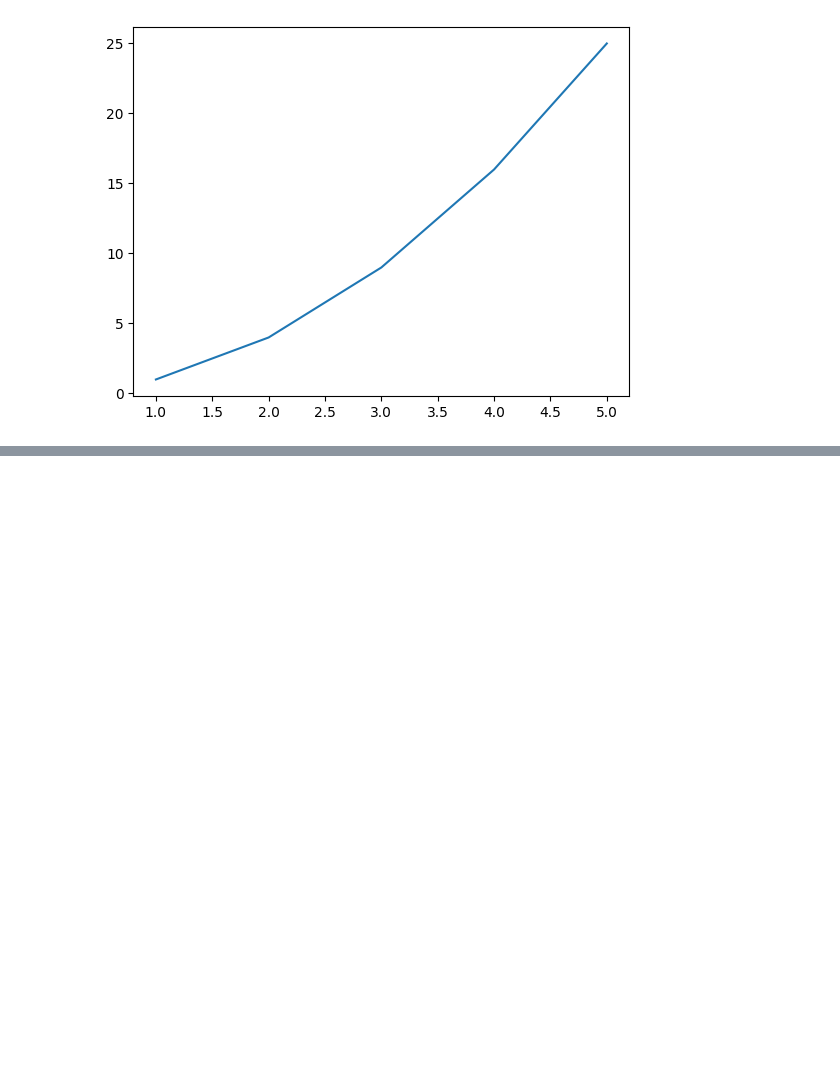
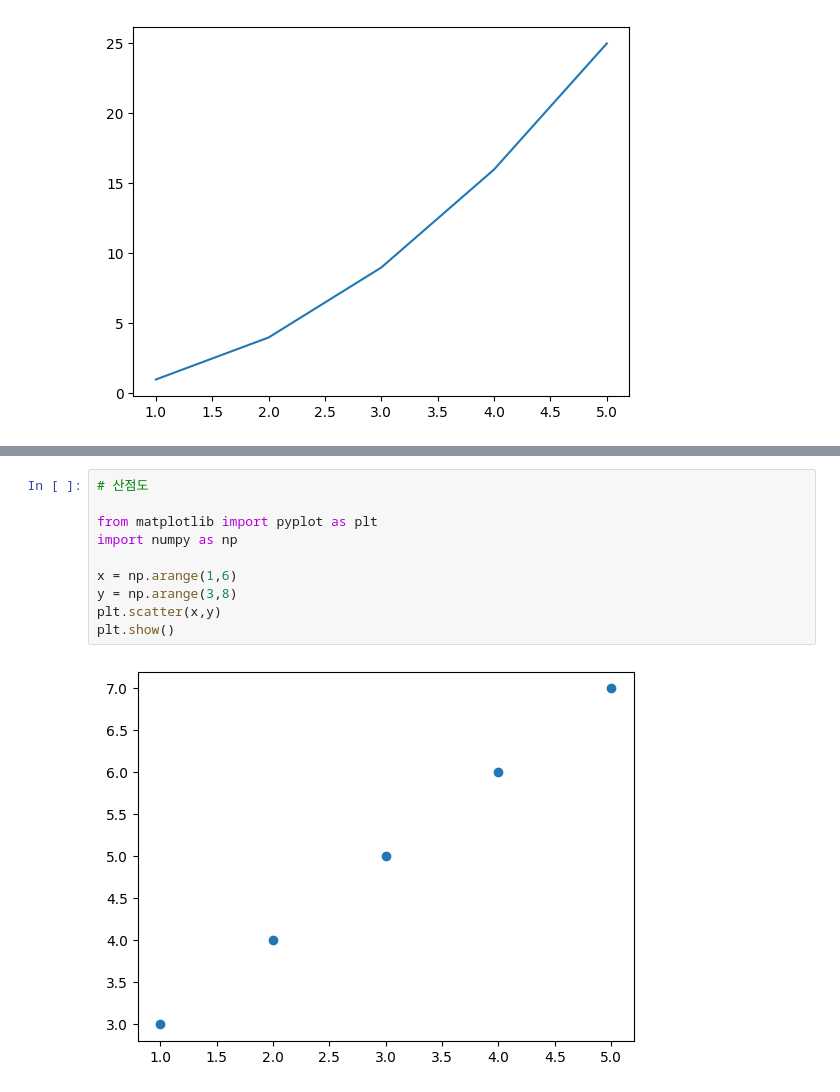
Before and after one commit to Ssseyoung/Bigdata, a Jupyter notebook: code/Day03.ipynb, the cells around one changed output, grey strips where cells are left out. Saved outputs shown, nothing was run; the diff lists cells and outputs as text; blank space fills up the shorter version.

```diff
--- a/code/Day03.ipynb
+++ b/code/Day03.ipynb
@@ -21,0 +38,12 @@ plt.show()
+# %%
+# 산점도
+
+from matplotlib import pyplot as plt
+import numpy as np
+
+x = np.arange(1,6)
+y = np.arange(3,8)
+plt.scatter(x,y)
+plt.show()
+# %% [output]
+[figure, added]
```
Also changed, not shown: parts of 10 cells of this notebook, 1 other file.
